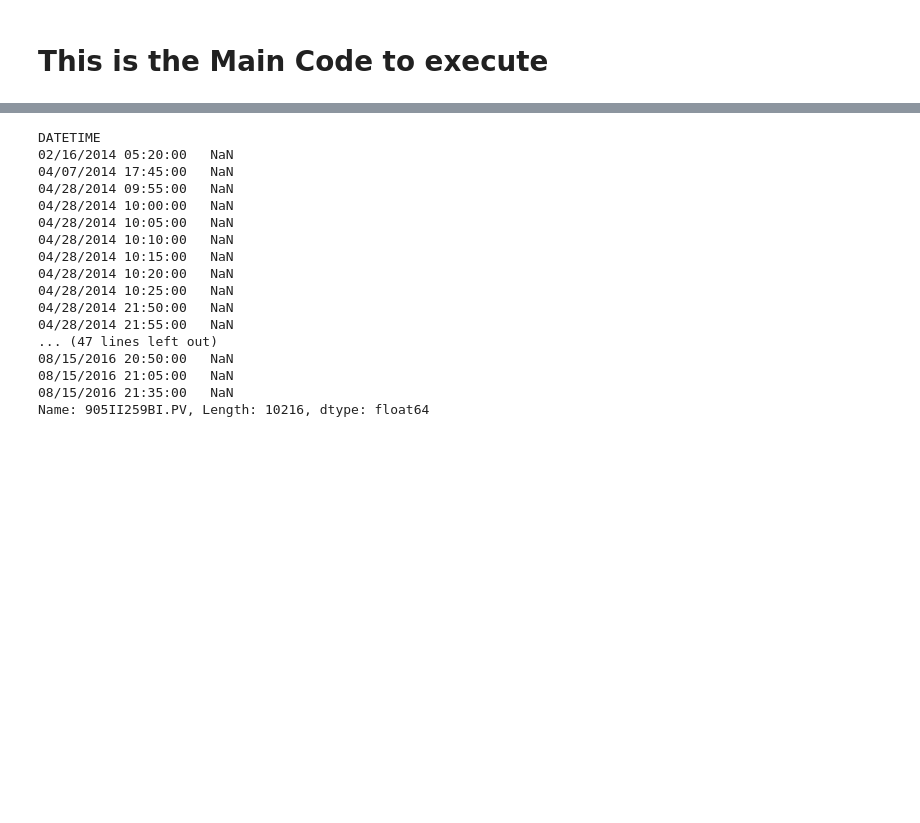
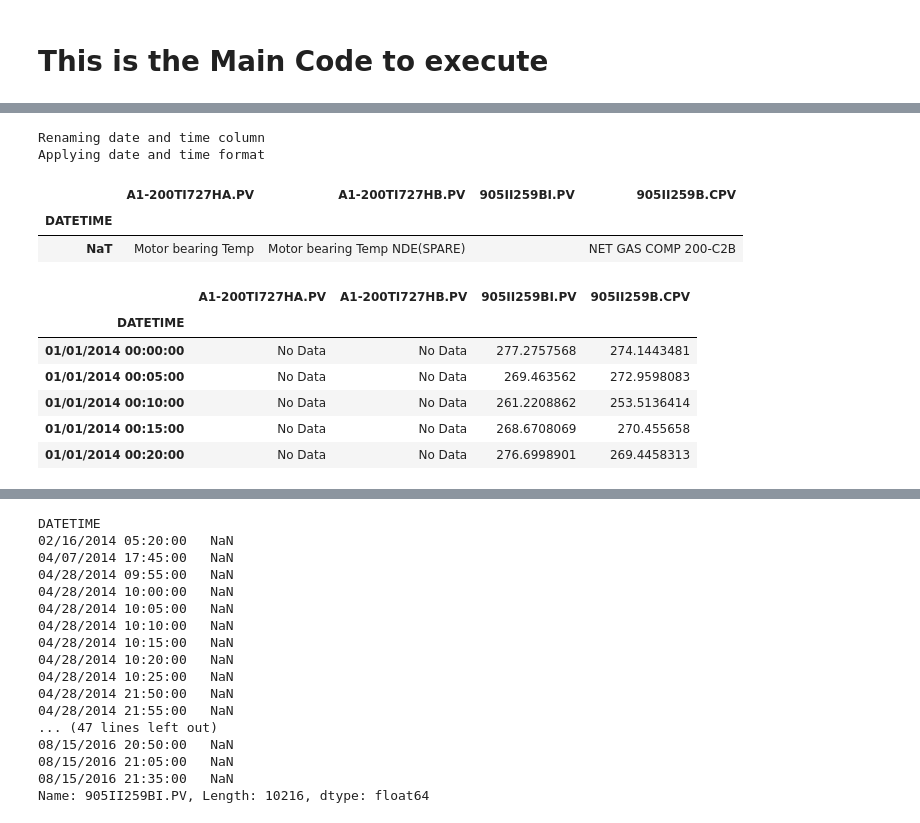
Before and after one commit to racekiller/CSVFormattingTools, a Jupyter notebook: CSVFormattingTool_functions_Debugging.ipynb, the cells around one changed output, grey strips where cells are left out. Cells and saved outputs as stored; diff of their text form; code cells hidden in the pictures; blank space fills up the shorter version.

```diff
--- a/CSVFormattingTool_functions_Debugging.ipynb
+++ b/CSVFormattingTool_functions_Debugging.ipynb
@@ -302,2 +304,31 @@ df2 = LoadCSV(CSVFileWithPath, CSVFile)
+# %%
+# Rename date and time column
+print ('Renaming date and time column')
+RenameColumn(df2)
+# Apply Date and time format to dataframe
+print ('Applying date and time format')
+ApplyDateFormat(df2)
+
+# Apply Index and create two dataframes
+df2_1, df2_2 = SetIndex(df2)
+# %% [output]
+Renaming date and time column
+Applying date and time format
+# %%
+df2_1.head()
+# %% [output]
+|  | A1-200TI727HA.PV | A1-200TI727HB.PV | 905II259BI.PV | 905II259B.CPV |
+| DATETIME |  |  |  |  |
+| NaT | Motor bearing Temp | Motor bearing Temp NDE(SPARE) |  | NET GAS COMP 200-C2B |
+# %%
+df2_2.head()
+# %% [output]
+|  | A1-200TI727HA.PV | A1-200TI727HB.PV | 905II259BI.PV | 905II259B.CPV |
+| DATETIME |  |  |  |  |
+| 01/01/2014 00:00:00 | No Data | No Data | 277.2757568 | 274.1443481 |
+| 01/01/2014 00:05:00 | No Data | No Data | 269.463562 | 272.9598083 |
+| 01/01/2014 00:10:00 | No Data | No Data | 261.2208862 | 253.5136414 |
+| 01/01/2014 00:15:00 | No Data | No Data | 268.6708069 | 270.455658 |
+| 01/01/2014 00:20:00 | No Data | No Data | 276.6998901 | 269.4458313 |
 # %%
 df2_with_nan = df2_2.apply(lambda x: pd.to_numeric(x, errors='coerce'))
```
Also changed, not shown: parts of 24 cells of this notebook, 4 other files.
